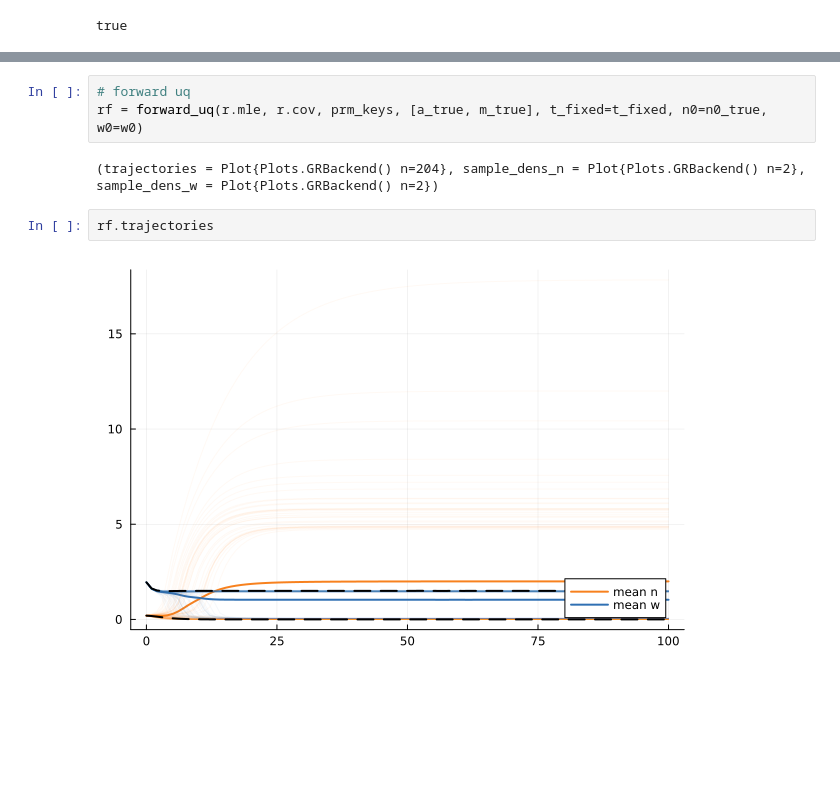
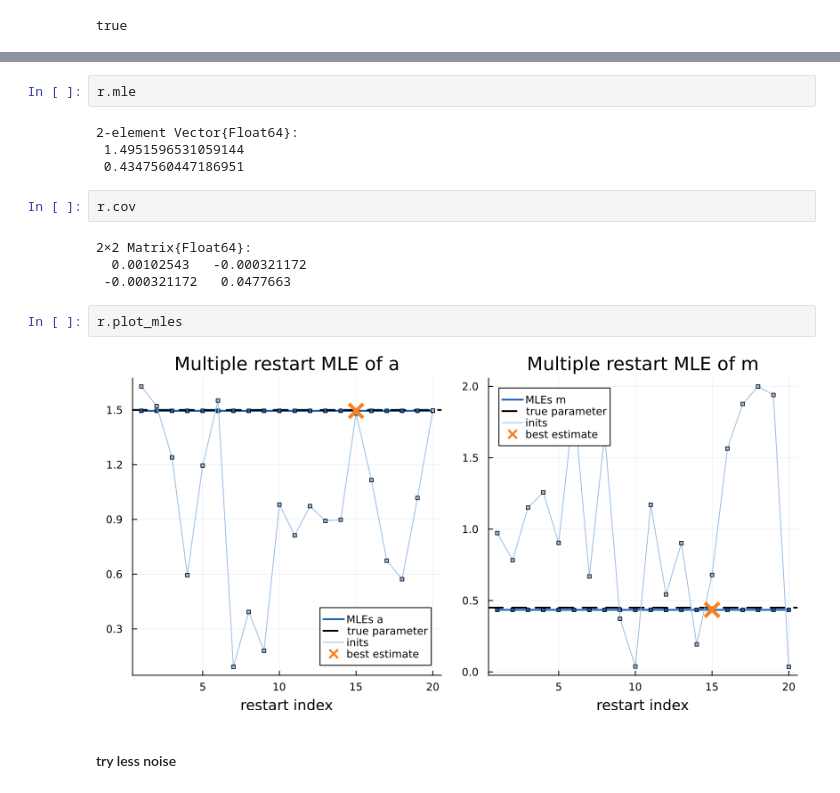
Before and after one commit to lisab00/ma-code, a Jupyter notebook: notebooks/uq/point4.ipynb, the cells around one changed output, grey strips where cells are left out. Drawn from its saved outputs; the diff is of its cells as text; blank space fills up the shorter version.

```diff
--- a/notebooks/uq/point4.ipynb
+++ b/notebooks/uq/point4.ipynb
@@ -32,9 +32,18 @@ r = assess_practical_identifiability(prm_keys, hprm, t_fixed=t_fixed)
-# %%
-# forward uq
-rf = forward_uq(r.mle, r.cov, prm_keys, [a_true, m_true], t_fixed=t_fixed, n0=n0_true, w0=w0)
-# %% [output]
-(trajectories = Plot{Plots.GRBackend() n=204}, sample_dens_n = Plot{Plots.GRBackend() n=2}, sample_dens_w = Plot{Plots.GRBackend() n=2})
-# %%
-rf.trajectories
-# %% [output]
-[figure, removed]
+# %%
+r.mle
+# %% [output]
+2-element Vector{Float64}:
+ 1.4951596531059144
+ 0.4347560447186951
+# %%
+r.cov
+# %% [output]
+2×2 Matrix{Float64}:
+  0.00102543   -0.000321172
+ -0.000321172   0.0477663
+# %%
+r.plot_mles
+# %% [output]
+[figure, added]
+# %% [markdown]
+#### try less noise
```
Also changed, not shown: parts of 19 cells of this notebook.
